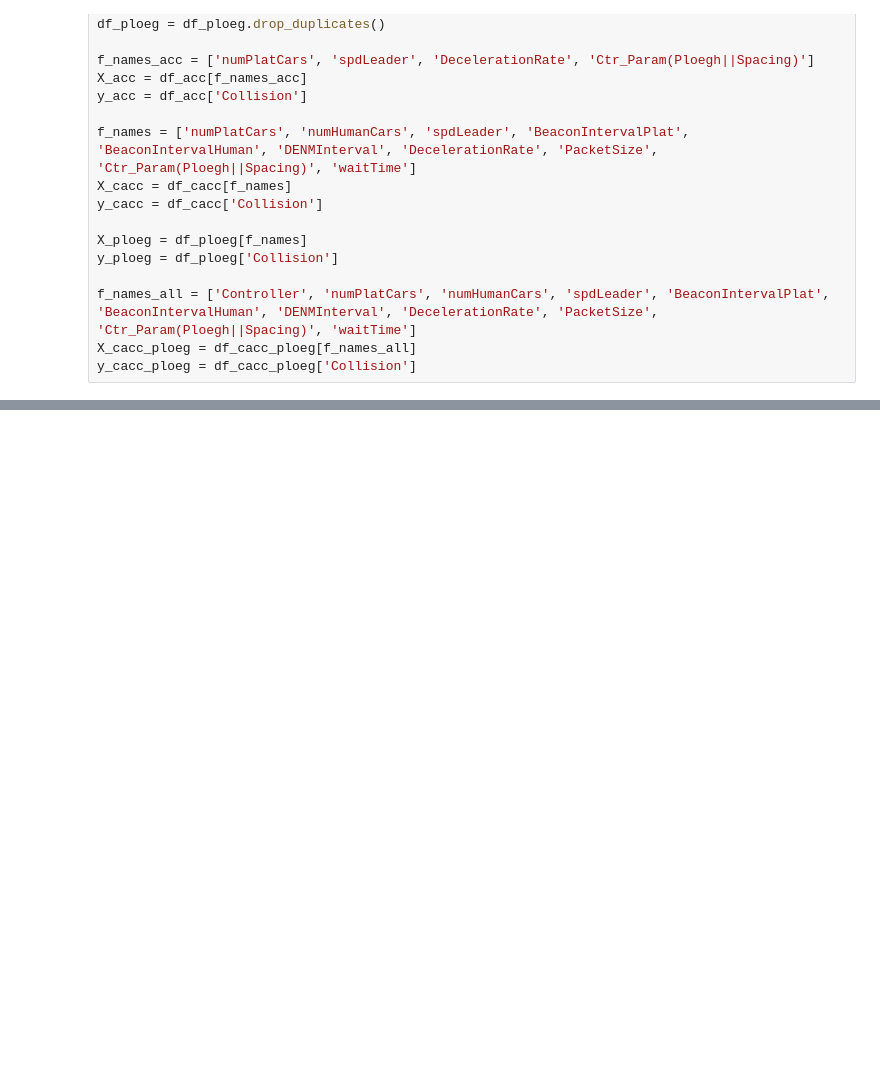
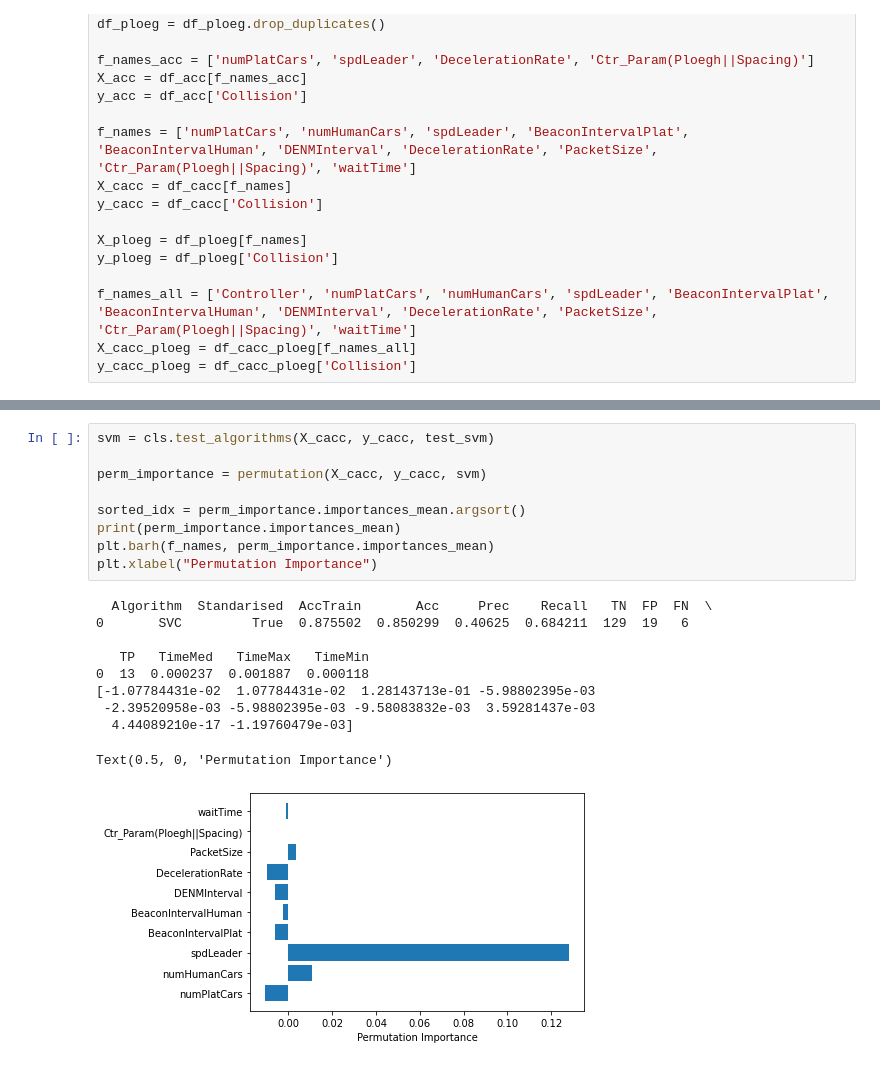
Before and after one commit to Gorospe/PredictCollision, a Jupyter notebook: src/FeatureImportance.ipynb, the cells around one changed output, grey strips where cells are left out. Cells and saved outputs as stored; diff of their text form; blank space fills up the shorter version.

```diff
--- a/src/FeatureImportance.ipynb
+++ b/src/FeatureImportance.ipynb
@@ -140,0 +211,20 @@ Feature: waitTime, Score: 0.00000
+# %%
+svm = cls.test_algorithms(X_cacc, y_cacc, test_svm)
+
+perm_importance = permutation(X_cacc, y_cacc, svm)
+
+sorted_idx = perm_importance.importances_mean.argsort()
+print(perm_importance.importances_mean)
+plt.barh(f_names, perm_importance.importances_mean)
+plt.xlabel("Permutation Importance")
+# %% [output]
+  Algorithm  Standarised  AccTrain       Acc     Prec    Recall   TN  FP  FN  \
+0       SVC         True  0.875502  0.850299  0.40625  0.684211  129  19   6
+
+   TP   TimeMed   TimeMax   TimeMin
+0  13  0.000237  0.001887  0.000118
+[-1.07784431e-02  1.07784431e-02  1.28143713e-01 -5.98802395e-03
+ -2.39520958e-03 -5.98802395e-03 -9.58083832e-03  3.59281437e-03
+  4.44089210e-17 -1.19760479e-03]
+Text(0.5, 0, 'Permutation Importance')
+[figure, added]
```
Also changed, not shown: parts of 10 cells of this notebook.
